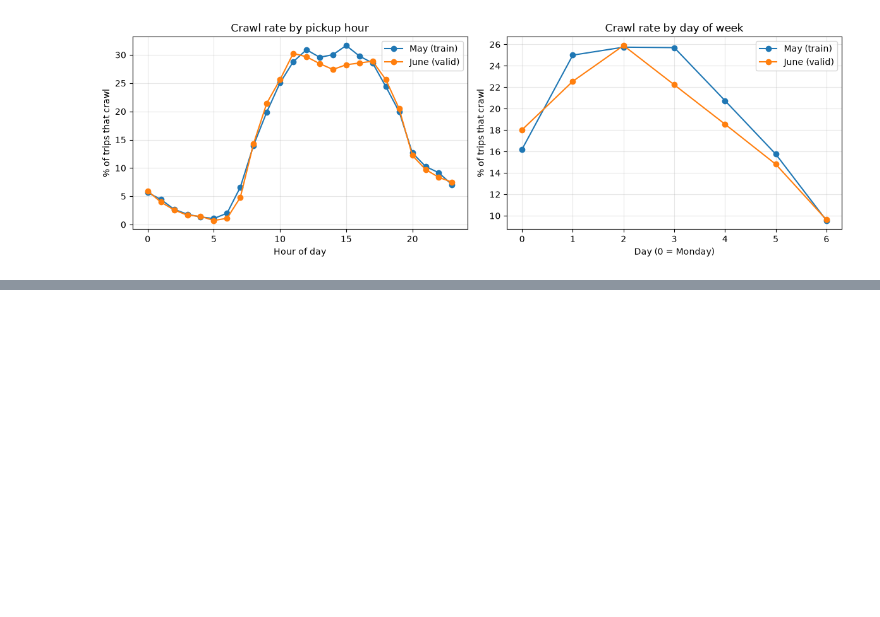
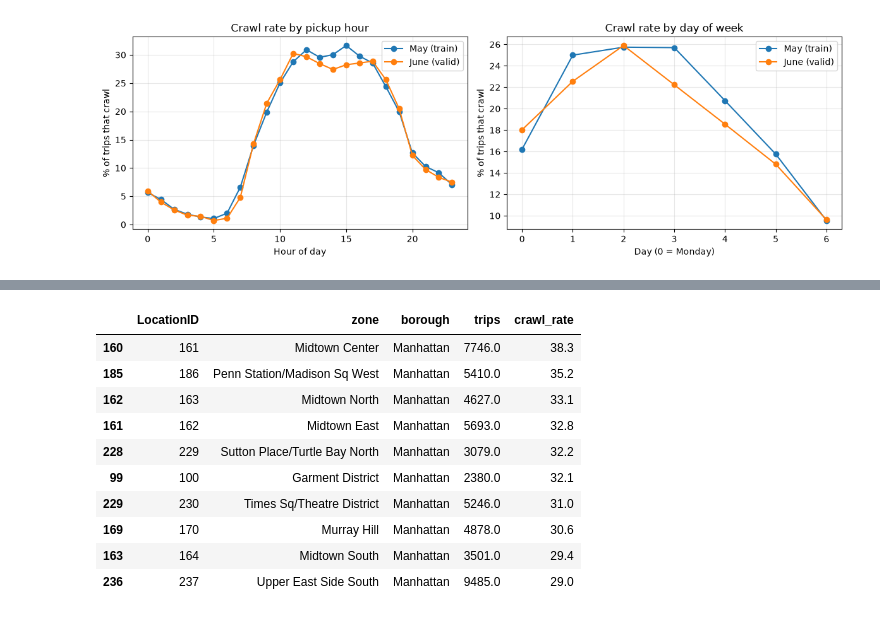
Before and after one commit to cdelriodepaz/nyc-taxi-crawl, a Jupyter notebook: notebooks/03-analysis.ipynb, the cells around one changed output, grey strips where cells are left out. Saved outputs shown, nothing was run; the diff lists cells and outputs as text; code cells hidden in the pictures; blank space fills up the shorter version.

```diff
--- a/notebooks/03-analysis.ipynb
+++ b/notebooks/03-analysis.ipynb
@@ -37,0 +73,21 @@ plt.show()
+# %%
+top_zones = (
+    zmap[zmap["crawl_rate"].notna()]
+    [[id_col, "zone", "borough", "trips", "crawl_rate"]]
+    .sort_values("crawl_rate", ascending=False)
+    .head(10)
+    .round({"crawl_rate": 1})
+)
+top_zones
+# %% [output]
+|  | LocationID | zone | borough | trips | crawl_rate |
+| 160 | 161 | Midtown Center | Manhattan | 7746.0 | 38.3 |
+| 185 | 186 | Penn Station/Madison Sq West | Manhattan | 5410.0 | 35.2 |
+| 162 | 163 | Midtown North | Manhattan | 4627.0 | 33.1 |
+| 161 | 162 | Midtown East | Manhattan | 5693.0 | 32.8 |
+| 228 | 229 | Sutton Place/Turtle Bay North | Manhattan | 3079.0 | 32.2 |
+| 99 | 100 | Garment District | Manhattan | 2380.0 | 32.1 |
+| 229 | 230 | Times Sq/Theatre District | Manhattan | 5246.0 | 31.0 |
+| 169 | 170 | Murray Hill | Manhattan | 4878.0 | 30.6 |
+| 163 | 164 | Midtown South | Manhattan | 3501.0 | 29.4 |
+| 236 | 237 | Upper East Side South | Manhattan | 9485.0 | 29.0 |
```
Also changed, not shown: parts of 2 cells of this notebook, 1 other file.
